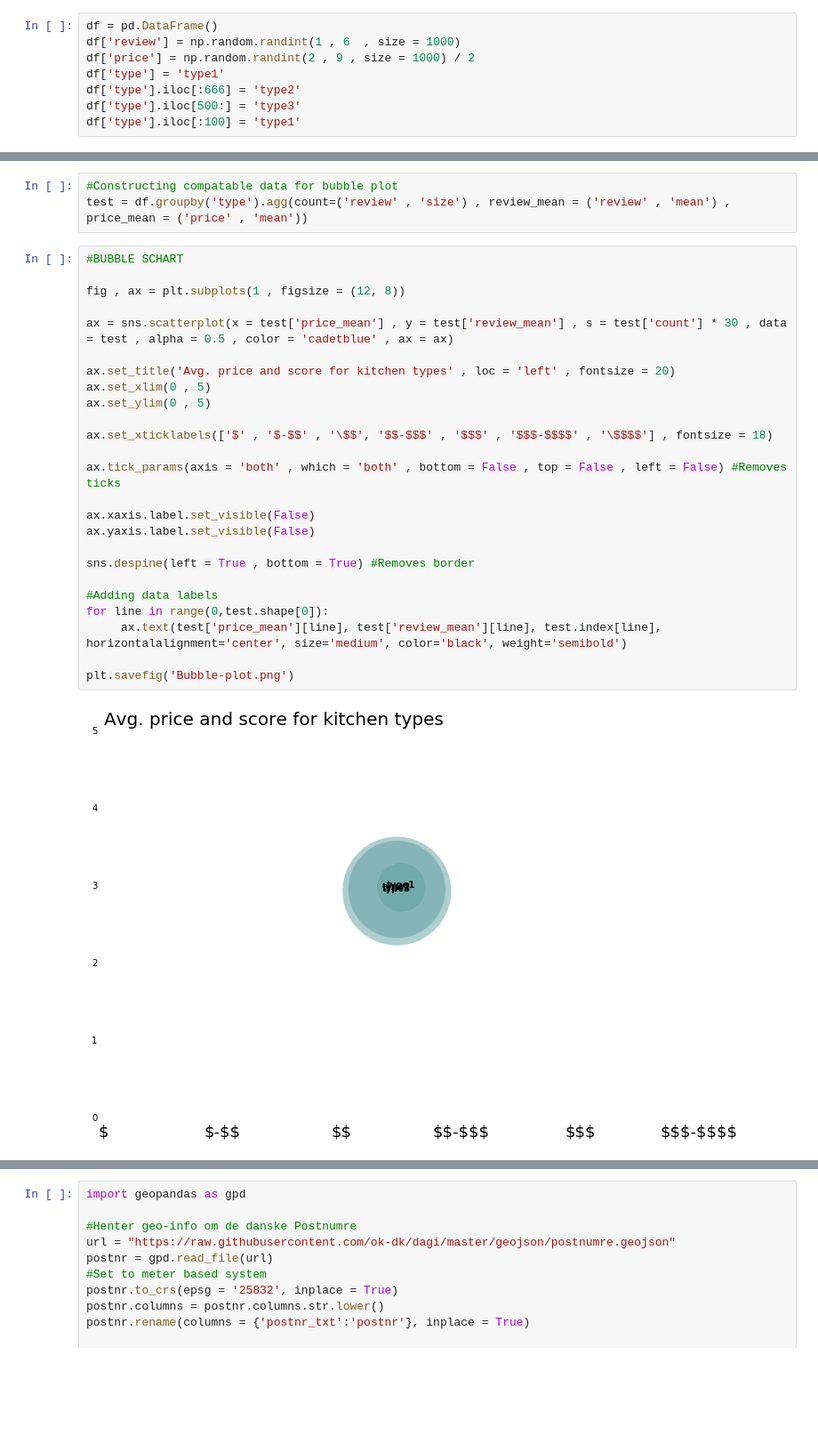
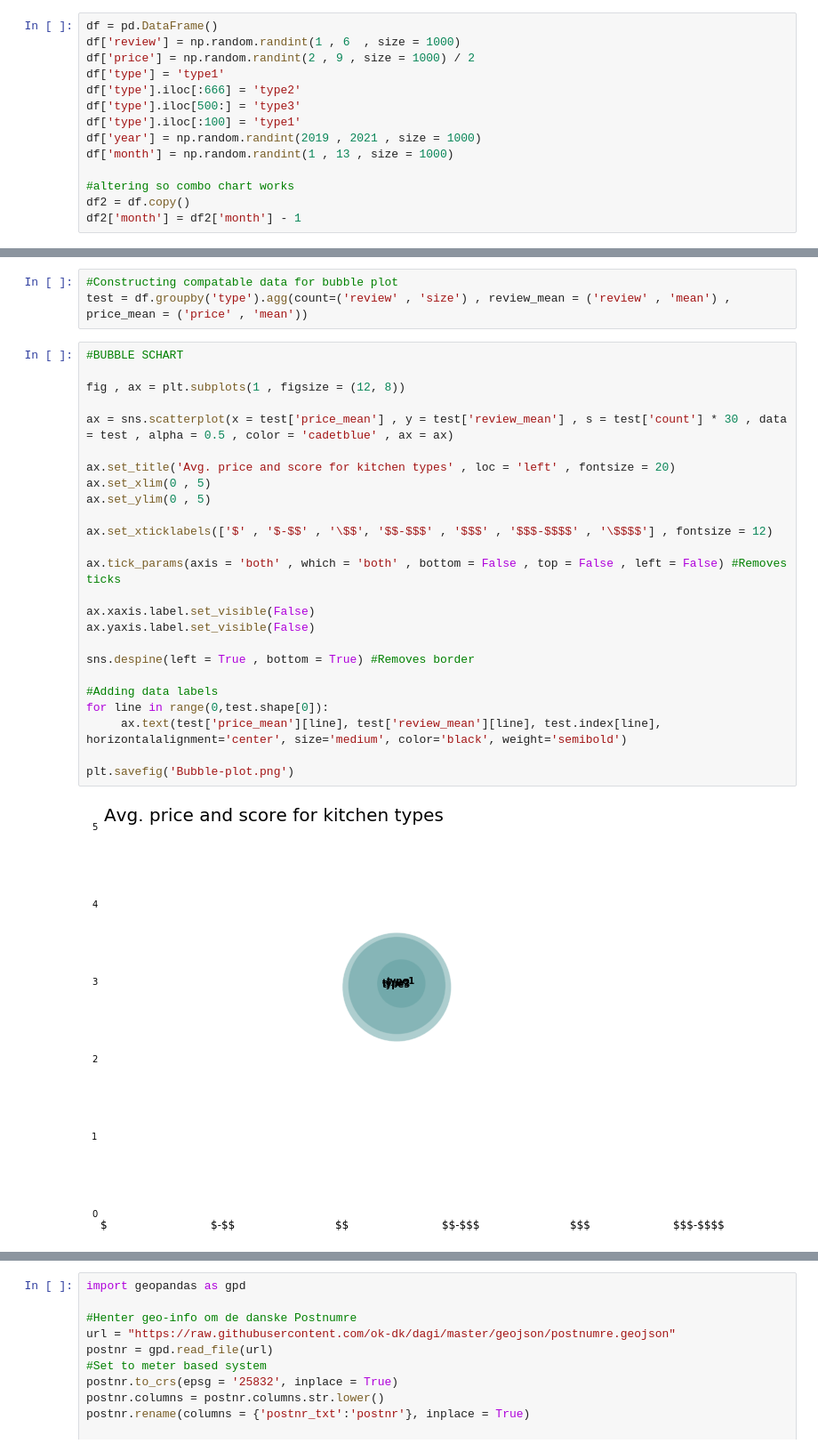
Before and after one commit to annarenneke/Group19, a Jupyter notebook: EXAM/Descriptive Stat.ipynb, the cells around one changed output, grey strips where cells are left out. Shown at 89% size. Saved outputs shown, nothing was run; the diff lists cells and outputs as text; blank space fills up the shorter version.

Commit message:
plots

```diff
--- a/EXAM/Descriptive Stat.ipynb
+++ b/EXAM/Descriptive Stat.ipynb
@@ -11,6 +11,12 @@ df['type'] = 'type1'
 df['type'].iloc[:666] = 'type2'
 df['type'].iloc[500:] = 'type3'
 df['type'].iloc[:100] = 'type1'
+df['year'] = np.random.randint(2019 , 2021 , size = 1000)
+df['month'] = np.random.randint(1 , 13 , size = 1000)
+
+#altering so combo chart works
+df2 = df.copy()
+df2['month'] = df2['month'] - 1
 # %%
 #FREQUENCY PLOTS
 
@@ -61,28 +67,28 @@ test = df.groupby('type').agg(count=('review' , 'size') , review_mean = ('review
 # %%
 #BUBBLE SCHART
 
 fig , ax = plt.subplots(1 , figsize = (12, 8))
 
 ax = sns.scatterplot(x = test['price_mean'] , y = test['review_mean'] , s = test['count'] * 30 , data = test , alpha = 0.5 , color = 'cadetblue' , ax = ax)
 
 ax.set_title('Avg. price and score for kitchen types' , loc = 'left' , fontsize = 20)
 ax.set_xlim(0 , 5)
 ax.set_ylim(0 , 5)
 
-ax.set_xticklabels(['$' , '$-$$' , '\$$', '$$-$$$' , '$$$' , '$$$-$$$$' , '\$$$$'] , fontsize = 18)
+ax.set_xticklabels(['$' , '$-$$' , '\$$', '$$-$$$' , '$$$' , '$$$-$$$$' , '\$$$$'] , fontsize = 12)
 
 ax.tick_params(axis = 'both' , which = 'both' , bottom = False , top = False , left = False) #Removes ticks
 
 ax.xaxis.label.set_visible(False)
 ax.yaxis.label.set_visible(False)
 
 sns.despine(left = True , bottom = True) #Removes border
 
 #Adding data labels
 for line in range(0,test.shape[0]):
      ax.text(test['price_mean'][line], test['review_mean'][line], test.index[line], horizontalalignment='center', size='medium', color='black', weight='semibold')
 
 plt.savefig('Bubble-plot.png')
 # %% [output]
-[figure, old version]
+[figure, new version]
 # %%
```
Also changed, not shown: parts of 5 cells of this notebook, 2 other files.
